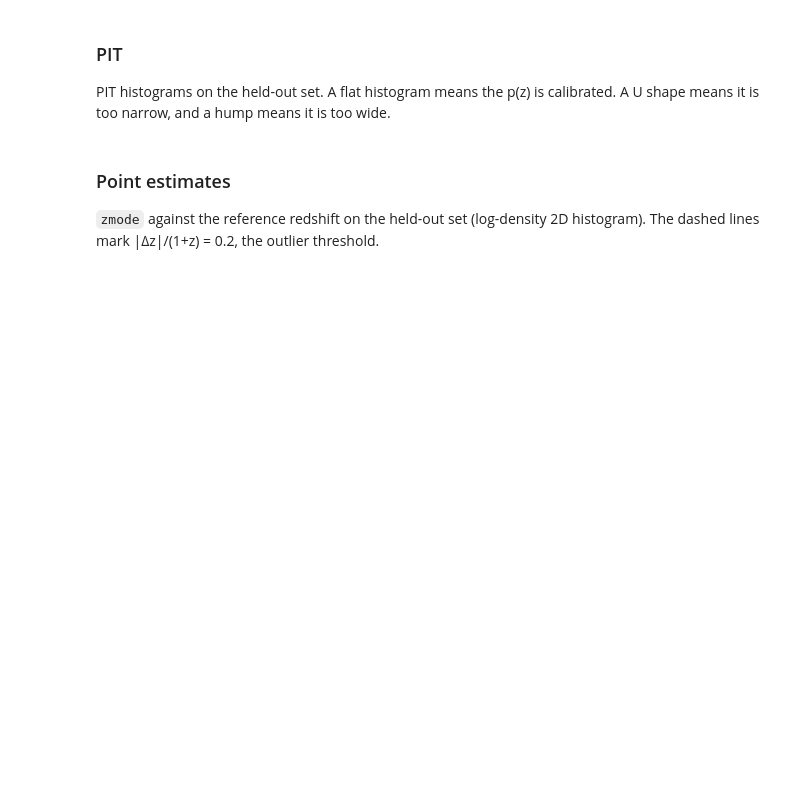
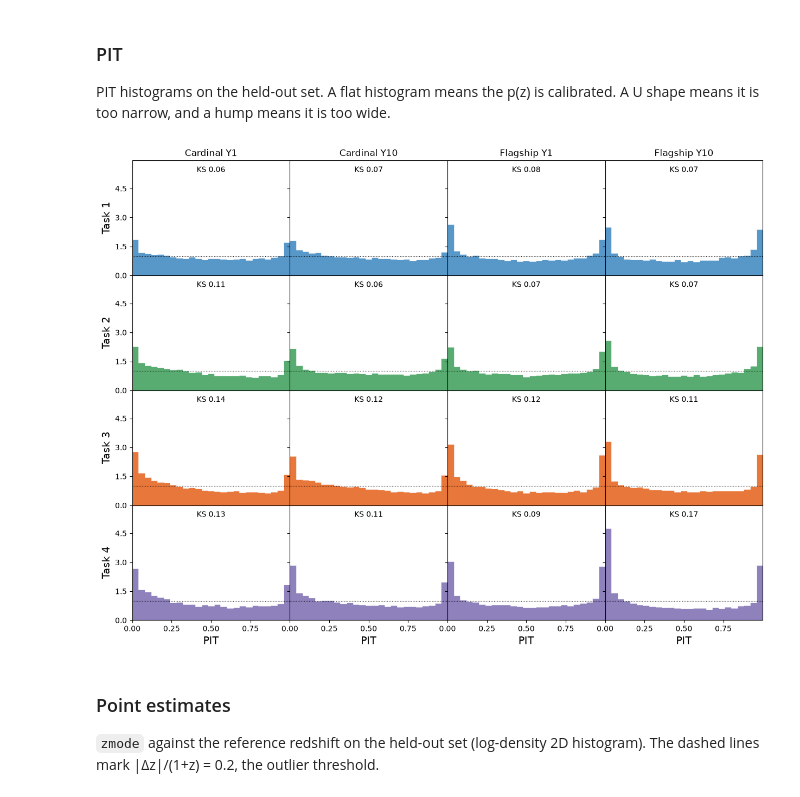
Before and after one commit to JaimeRZP/mlpz_cnn_deepset, a Jupyter notebook: pz_challenge_results.ipynb, the cells around one changed output. Saved outputs shown, nothing was run; the diff lists cells and outputs as text; code cells hidden in the pictures; blank space fills up the shorter version.

Commit message:
more plots

```diff
--- a/pz_challenge_results.ipynb
+++ b/pz_challenge_results.ipynb
@@ -257,32 +294,34 @@ PIT histograms on the held-out set. A flat histogram means the p(z) is calibrate
 # %%
 from matplotlib.ticker import MaxNLocator
 
 pit_bins = np.linspace(0, 1, 26)
 top = 0
 fig, axes = plt.subplots(4, 4, figsize=(15, 11), sharex=True, sharey=True, gridspec_kw=dict(hspace=0, wspace=0))
 for row, taskset in enumerate(TASKSETS):
     for col, (sim, scenario) in enumerate(itertools.product(SIMS, SCENARIOS)):
         ax = axes[row, col]
         heights, _, _ = ax.hist(pits[(taskset, sim, scenario)], pit_bins, density=True, color=COLORS[taskset],
                 histtype="stepfilled", alpha=0.8, ec="white", lw=0.5)
         ax.axhline(1, color="k", lw=0.8, ls=":")
         ks = results[(taskset, sim, scenario)]["ks"]
         ax.text(0.5, 0.95, f"KS {ks:.2f}", transform=ax.transAxes, ha="center", va="top", fontsize=10,
                 bbox=dict(fc="white", ec="none", alpha=0.8, pad=1))
         top = max(top, heights.max())
         if row == 0:
             ax.set_title(label(sim, scenario), fontsize=12)
         if col == 0:
-            ax.set_ylabel(f"TS{taskset}\ndensity")
+            ax.set_ylabel(f"Task {taskset}")
         if row == 3:
             ax.set_xlabel("PIT")
 # with no gaps, keep the ticks off the panel edges so labels of neighbouring panels do not touch
 axes[0, 0].set_xlim(0, 1)
 axes[0, 0].set_ylim(0, 1.25 * top)  # headroom for the KS labels
 axes[0, 0].set_xticks([0, 0.25, 0.5, 0.75])
 axes[0, 0].yaxis.set_major_locator(MaxNLocator(nbins=4, prune="upper"))
 save(fig, "pit")
 plt.show()
+# %% [output]
+[figure, added]
 # %% [markdown]
 ### Point estimates
 
```
Also changed, not shown: parts of 7 cells of this notebook.
